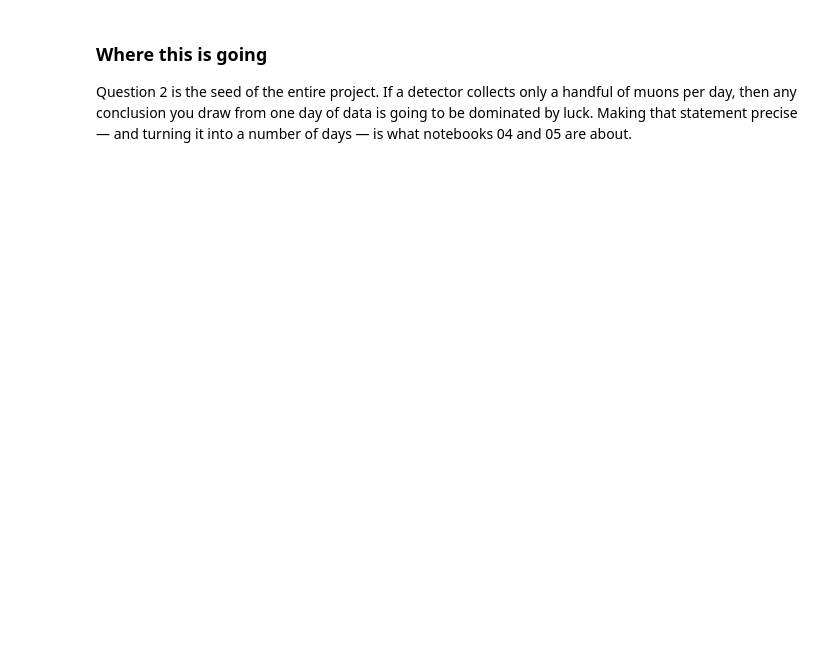
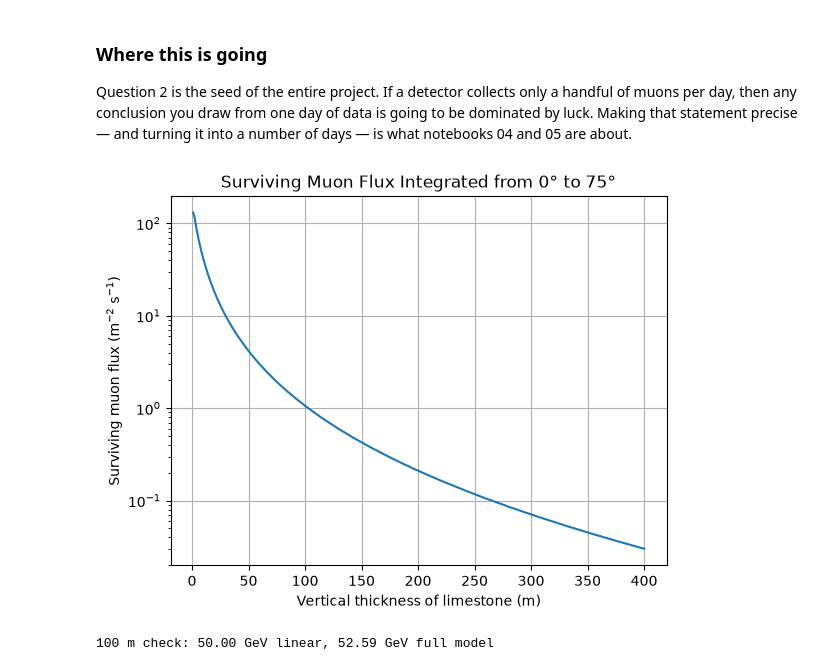
Before and after one commit to Evan-Lim/muography-project, a Jupyter notebook: junyi-student-package/notebooks/01_muons_and_rock.ipynb, the cells around one changed output. Saved outputs shown, nothing was run; the diff lists cells and outputs as text; code cells hidden in the pictures; blank space fills up the shorter version.

```diff
--- a/junyi-student-package/notebooks/01_muons_and_rock.ipynb
+++ b/junyi-student-package/notebooks/01_muons_and_rock.ipynb
@@ -97,3 +176,48 @@ Question 2 is the seed of the entire project. If a detector collects only a
 handful of muons per day, then any conclusion you draw from one day of data is
 going to be dominated by luck. Making that statement precise — and turning it
 into a number of days — is what notebooks 04 and 05 are about.
+# %%
+# my extra check: a tilted ray travels through more rock
+t = np.linspace(1, 400, 400)
+
+theta = np.radians(np.linspace(0, 75, 100))
+
+f_all = []
+
+for thickness in t:
+
+    slant_thickness = thickness / np.cos(theta)
+
+    opacity = mg.opacity_from_thickness(
+        slant_thickness,
+        density=cfg.ROCK_DENSITY_G_CM3
+    )
+
+    f_theta = mg.transmitted_flux(opacity, theta)
+    # add up all azimuths at each zenith angle, from 0° to 75°
+    total_flux = np.trapezoid(
+        f_theta * 2 * np.pi * np.sin(theta),
+        theta
+    )
+
+    f_all.append(total_flux)
+
+f_all = np.array(f_all)
+
+# Plot
+plt.semilogy(t, f_all)
+plt.xlabel("Vertical thickness of limestone (m)")
+plt.ylabel(r"Surviving muon flux (m$^{-2}$ s$^{-1}$)")
+plt.title("Surviving Muon Flux Integrated from 0° to 75°")
+plt.grid()
+plt.show()
+# %% [output]
+[figure, added]
+# %%
+# compare the 50 GeV hand check with the full loss model
+opacity_100m = mg.opacity_from_thickness(100, cfg.ROCK_DENSITY_G_CM3)
+E_linear = 2e-3 * opacity_100m
+E_exact = mg.minimum_energy(opacity_100m)
+print(f"100 m check: {E_linear:.2f} GeV linear, {E_exact:.2f} GeV full model")
+# %% [output]
+100 m check: 50.00 GeV linear, 52.59 GeV full model
```
Also changed, not shown: parts of 7 cells of this notebook, 7 other files.
